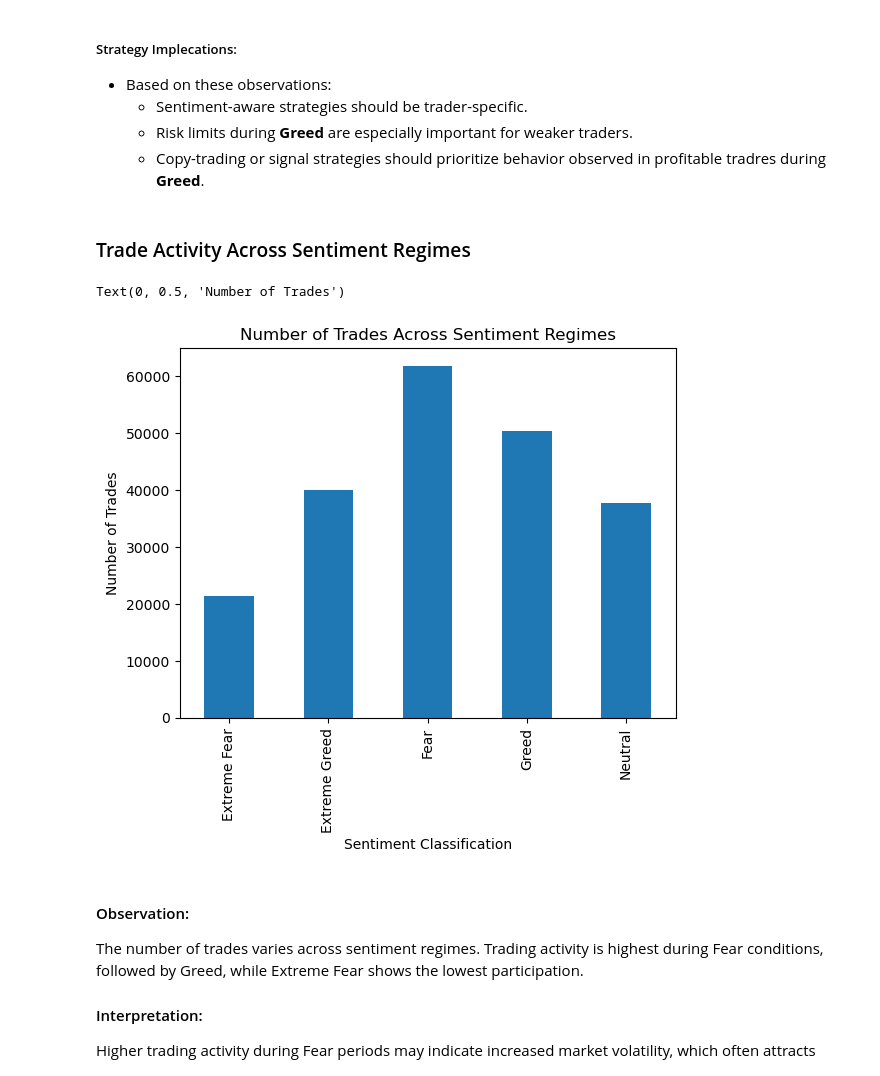
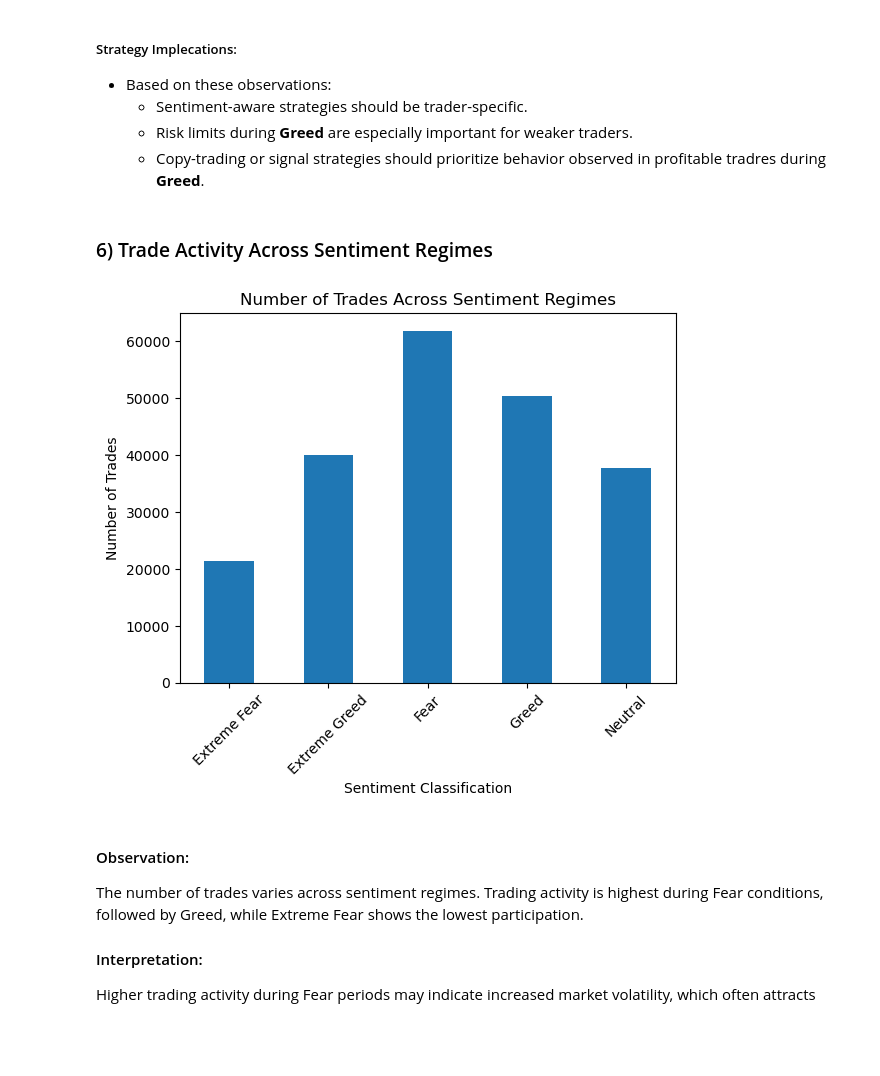
Before and after one commit to Hrishichaudhary/trader-sentiment-analysis, a Jupyter notebook: trader-sentiment-analysis.ipynb, the cells around one changed output. Drawn from its saved outputs; the diff is of its cells as text; code cells hidden in the pictures; blank space fills up the shorter version.

```diff
--- a/trader-sentiment-analysis.ipynb
+++ b/trader-sentiment-analysis.ipynb
@@ -556,16 +592,18 @@ _=df.groupby(['trader_type','classification'])['Closed PnL'].mean().unstack().pl
   * Risk limits during **Greed** are especially important for weaker traders.
   * Copy-trading or signal strategies should prioritize behavior observed in profitable tradres during **Greed**.
 # %% [markdown]
-### Trade Activity Across Sentiment Regimes
+### 6) Trade Activity Across Sentiment Regimes
 # %%
 ax = df.groupby('classification')['Trade ID'].count().plot(kind='bar')
 
 ax.set_title('Number of Trades Across Sentiment Regimes')
 ax.set_xlabel('Sentiment Classification')
 ax.set_ylabel('Number of Trades')
+
+plt.xticks(rotation=45)
+plt.show()
 # %% [output]
-Text(0, 0.5, 'Number of Trades')
-[figure, old version]
+[figure, new version]
 # %% [markdown]
 #### Observation:
 The number of trades varies across sentiment regimes.
```
Also changed, not shown: parts of 6 cells of this notebook.
